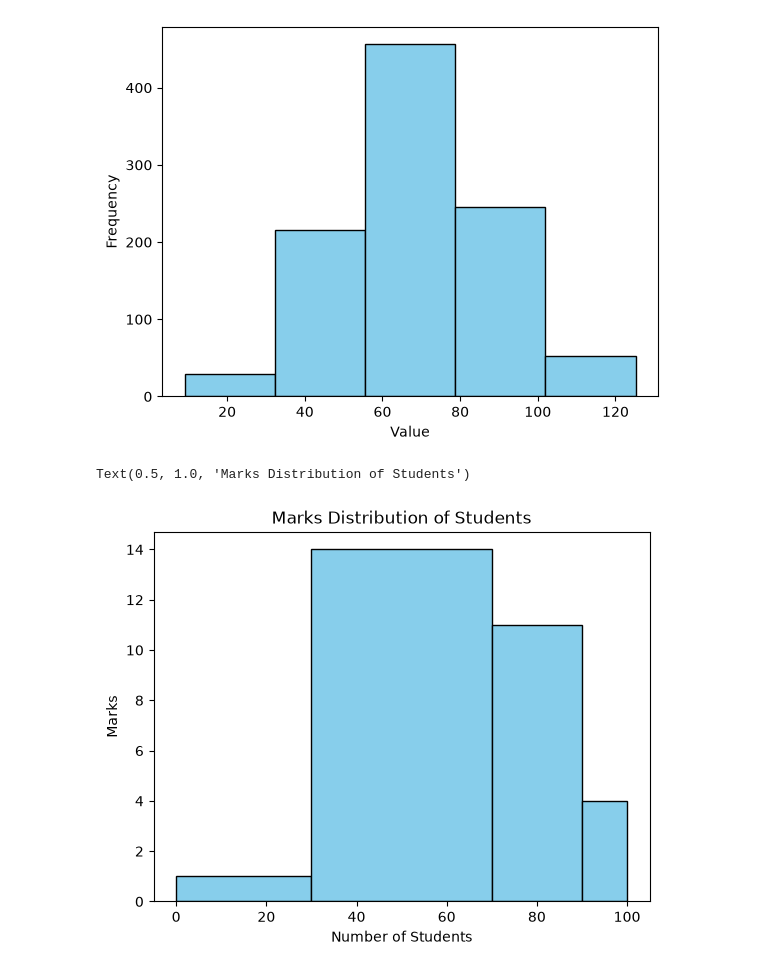
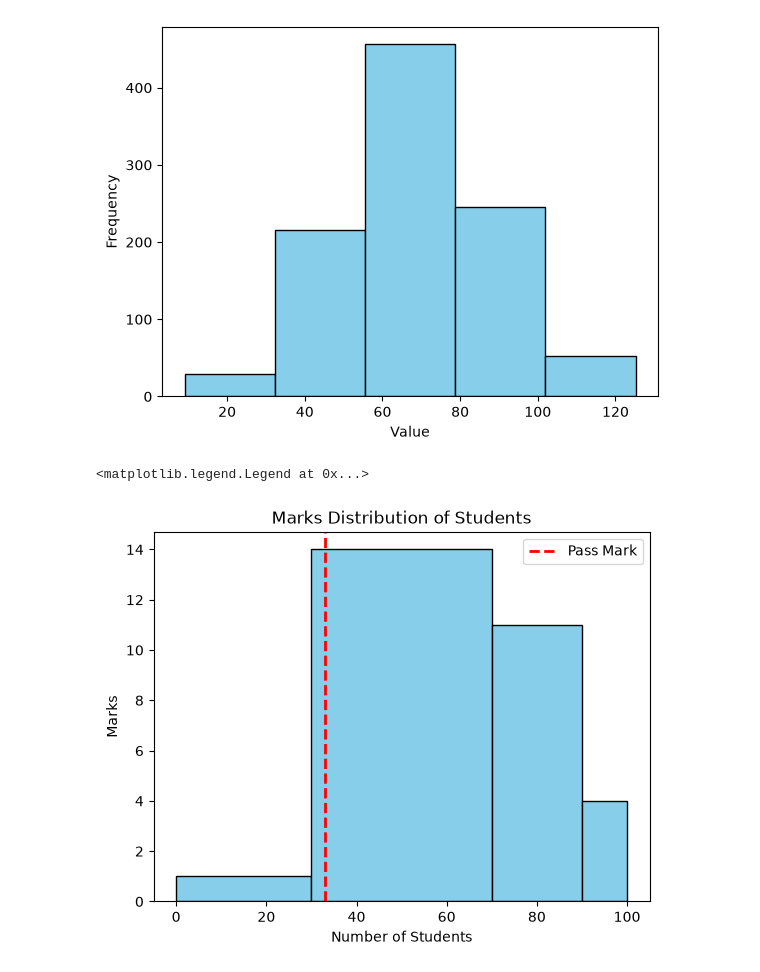
Before and after one commit to HiteshKadam/apna_college_datascience, a Jupyter notebook: Anaconda/data_visualization.ipynb, the cells around one changed output. Cells and saved outputs as stored; diff of their text form; code cells hidden in the pictures.

```diff
--- a/Anaconda/data_visualization.ipynb
+++ b/Anaconda/data_visualization.ipynb
@@ -182,17 +182,20 @@ Text(0, 0.5, 'Frequency')
 # %%
 marks = [
     25, 38, 42, 55, 61, 67, 72, 78, 83, 88,
     91, 95, 47, 53, 59, 64, 69, 74, 79, 85,
     92, 97, 33, 45, 58, 62, 71, 76, 81, 89
 ]
 
 plt.hist(marks, color="skyblue", edgecolor="black", bins=[0,30,70,90,100])
+
+plt.axvline(x=33, label="Pass Mark", color="red", linestyle="--", linewidth=2)
 plt.xlabel("Number of Students")
 plt.ylabel("Marks")
 plt.title("Marks Distribution of Students")
+plt.legend()
 # %% [output]
-Text(0.5, 1.0, 'Marks Distribution of Students')
+<matplotlib.legend.Legend at 0x...>
-[figure, old version]
+[figure, new version]
 # %%
 # Multiple datasets
 legit_transactions = [
```
Also changed, not shown: parts of 2 cells of this notebook, 1 other file.
